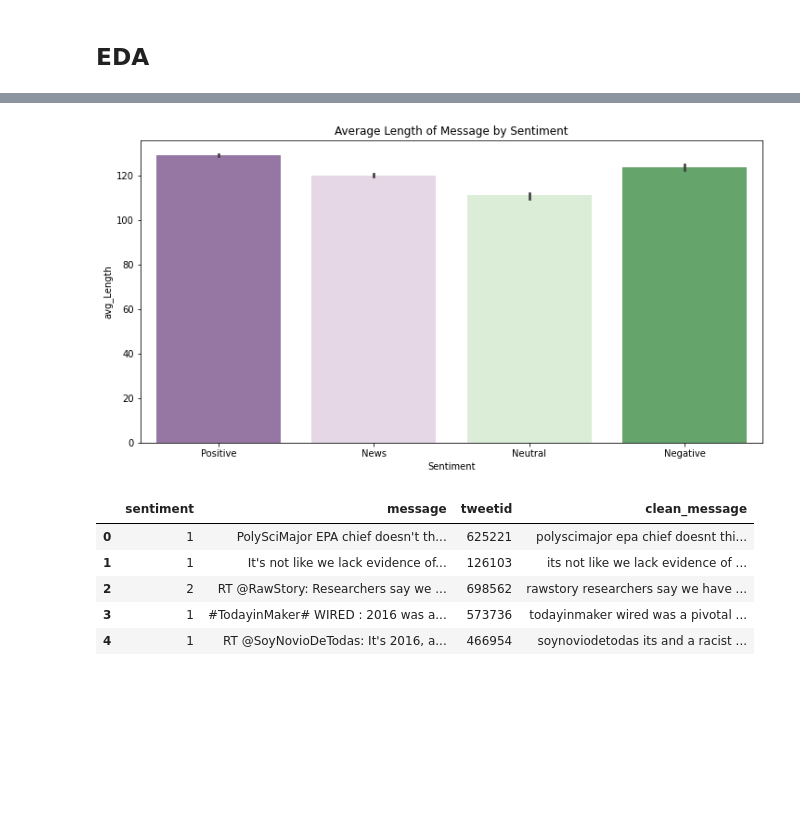
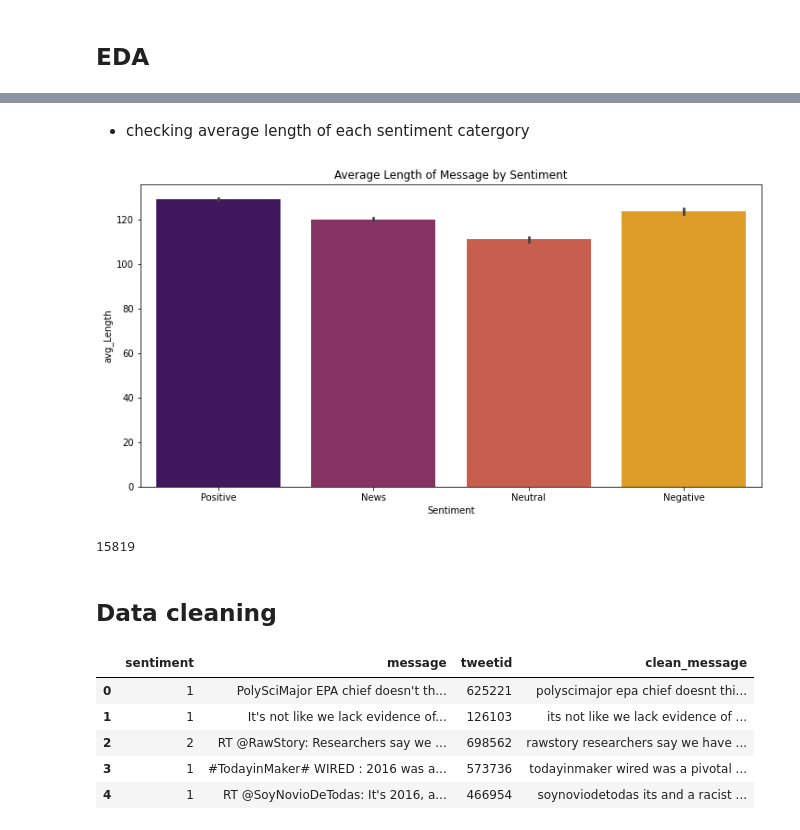
Before and after one commit to isabelomakhanya/classification_ts5, a Jupyter notebook: classification-ts5.ipynb, the cells around one changed output, grey strips where cells are left out. Cells and saved outputs as stored; diff of their text form; code cells hidden in the pictures; blank space fills up the shorter version.

```diff
--- a/classification-ts5.ipynb
+++ b/classification-ts5.ipynb
@@ -83,0 +66,3 @@ train_df.head(10)
+# %%
+test_df = pd.read_csv('data/test.csv')
+train_df = pd.read_csv('data/train.csv')
@@ -83,0 +71,6 @@ train_df.head(10)
+# %%
+# Merging both the data sets
+concat_df = train_df.append(test_df,
+                             ignore_index=True,
+                             sort=False)
+concat_df.head(3)
@@ -149,12 +193,23 @@ fig.show()
+# %% [markdown]
+- checking average length of each sentiment catergory
 # %%
 plt.figure(figsize=(12,6))
-sns.barplot(x='sentiment', y=copy_df['message'].apply(len) ,data = copy_df, palette='PRGn')
+sns.barplot(x='sentiment', y=copy_df['message'].apply(len) ,data = copy_df, palette='inferno')
 plt.ylabel('avg_Length')
 plt.xlabel('Sentiment')
 plt.title('Average Length of Message by Sentiment')
 plt.show()
 # %% [output]
-[figure, old version]
+[figure, new version]
+# %%
+tweetid = train_df['tweetid']
+#df_test = df_test.drop('Index', axis = 1)
+
+len(tweetid)
+# %% [output]
+15819
+# %% [markdown]
+## Data cleaning
 # %%
 # function that takes a tweet message and a character e.g @ and remove the character from the sentence
 # Returns the sentence without the character
```
Also changed, not shown: parts of 37 cells of this notebook, 1 other file.
